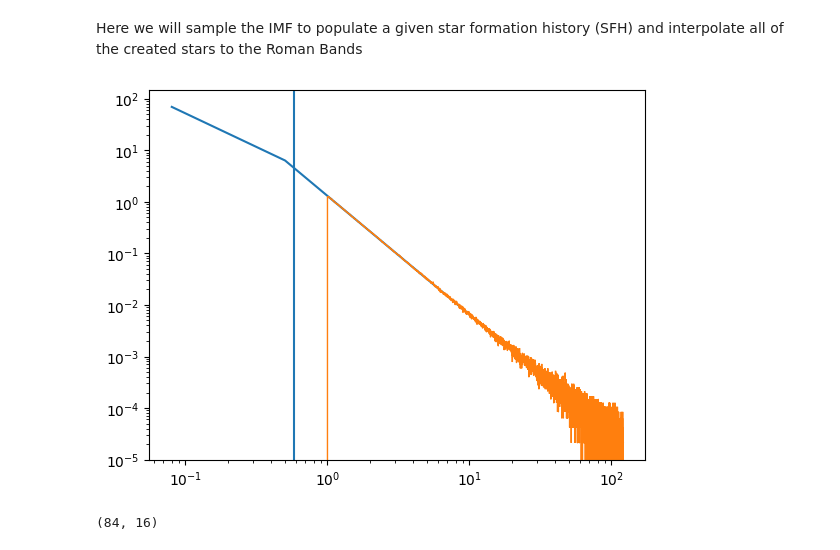
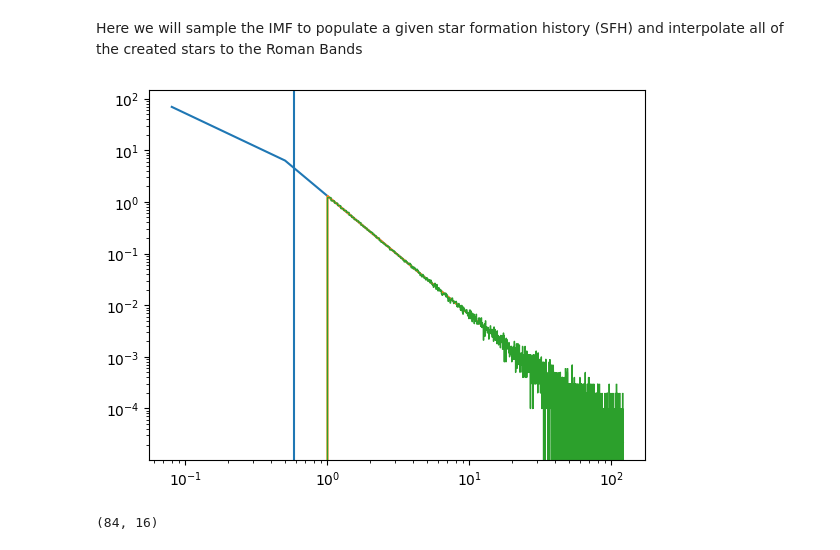
Before and after one commit to ltlancas/walter, a Jupyter notebook: calculation_code/pop_gen_sfh.ipynb, the cells around one changed output. Drawn from its saved outputs; the diff is of its cells as text; code cells hidden in the pictures.

```diff
--- a/calculation_code/pop_gen_sfh.ipynb
+++ b/calculation_code/pop_gen_sfh.ipynb
@@ -44,6 +44,26 @@ def cdf_imf_bp(m, mpows, mcuts):
     norm = 1./norm_sum
     res_cdf *= norm
     return res_cdf
+
+## a function for calcaulating the cumulative ** mass **
+## distribution function of the broken power-law imf
+def cdfm_imf_bp(m, mpows, mcuts):
+    res_cdfm = np.zeros(m.shape)
+    norm_sum = 0.0
+    norm_list = [1.0]
+    for i in range(len(mpows)):
+        mi = mcuts[i+1]
+        mim1 = mcuts[i]
+        ai = mpows[i]
+        norm_sum += norm_list[-1]*(mim1**2)*((mi/mim1)**(2+ai) - 1.)/(2+ai)
+        # if greater than upper limit of integration range, add full integral
+        res_cdfm += (m>mi)*norm_list[-1]*(mim1**2)*((mi/mim1)**(2+ai) - 1.)/(2+ai)
+        # if between lower and upper limit, add partial integral
+        res_cdfm += (m>mim1)*(m<mi)*norm_list[-1]*(mim1**2)*((m/mim1)**(2+ai) - 1.)/(2+ai)
+        norm_list.append(norm_list[-1]*(mi/mim1)**ai)
+    norm = 1./norm_sum
+    res_cdfm *= norm
+    return res_cdfm
 
 # a function to calculate the average mass for a
 # broken powerlaw (bp) IMF
@@ -101,9 +121,8 @@ def gen_mass_samp_bp(Mtot, mpows, mcuts, min_mass_samp = 0.0):
         mpows_to_use = mpows[i-1:]
         mcuts_to_use = np.concatenate((np.array([min_mass_samp]), np.array(mcuts[i:])))
         # get the mass fraction above the cut_off
-        mavg_tot = avg_m_bp(mpows, mcuts)
+        mfrac = 1 - cdfm_imf_bp(np.array([min_mass_samp]), mpows, mcuts)[0]
         mavg_hi = avg_m_bp(mpows_to_use, mcuts_to_use)
-        mfrac = mavg_hi/mavg_tot
         mavg = mavg_hi
     else:
         nfrac_lo = 0.0
@@ -118,31 +137,27 @@ def gen_mass_samp_bp(Mtot, mpows, mcuts, min_mass_samp = 0.0):
     plin = np.linspace(0, 1, 100000)
     CDF_INV = np.interp(plin, CDF, mlin)
 
-    return (nfrac_lo, gen_mass_samp(Mtot*mfrac, CDF_INV, mavg))
+    return (nfrac_lo, mfrac, gen_mass_samp(Mtot*mfrac, CDF_INV, mavg))
 # %%
 powers = [-1.3,-2.3]
 massLimits = [0.08,0.5,120]
 
 mlin = np.logspace(np.log10(massLimits[0]),np.log10(massLimits[-1]),10000)
 
-minm = 0.8
+minm = 1.0
 
-#mavg_tot = avg_m_bp(powers, massLimits)
-#mavg_hi = avg_m_bp([-2.3], [minm,120])
-#CDF = cdf_imf_bp(mlin, powers, massLimits)[1:-1]
-#CDF = np.concatenate((np.array([0]),CDF,np.array([1.0])))
-#plin = np.linspace(0, 1, 100000)
-#CDF_INV = np.interp(plin, CDF, mlin)
-(nfrac,msamp) = gen_mass_samp_bp(1e6, powers, massLimits, min_mass_samp = 1.0)
+(nfrac_lo, mfrac_hi,msamp) = gen_mass_samp_bp(1e6, powers, massLimits, min_mass_samp = minm)
 
-plt.plot(mlin[1:], xi_IMF_bp(mlin,powers,massLimits)[1:]/(1-nfrac))
+plt.plot(mlin[1:], xi_IMF_bp(mlin,powers,massLimits)[1:]/(1-nfrac_lo))
+plt.plot(mlin[1:], xi_IMF_bp(mlin,[-2.3],[1.0,120])[1:])
 plt.hist(msamp,bins="auto",histtype="step",density=True)
-plt.axvline(x=avg_m_bp(powers, massLimits))
+mavg_bp = avg_m_bp(powers, massLimits)
+plt.axvline(x=mavg_bp)
 #plt.xlim(0.01,1)
 plt.yscale("log")
 plt.xscale("log")
 # %% [output]
-[figure, old version]
+[figure, new version]
 # %%
 # First specify the properties of the populations you'd like to calculate f_detect for
 # by giving lists of metallicities and ages. These should be linearly spaced (in the log
```
Also changed, not shown: parts of 2 cells of this notebook.
